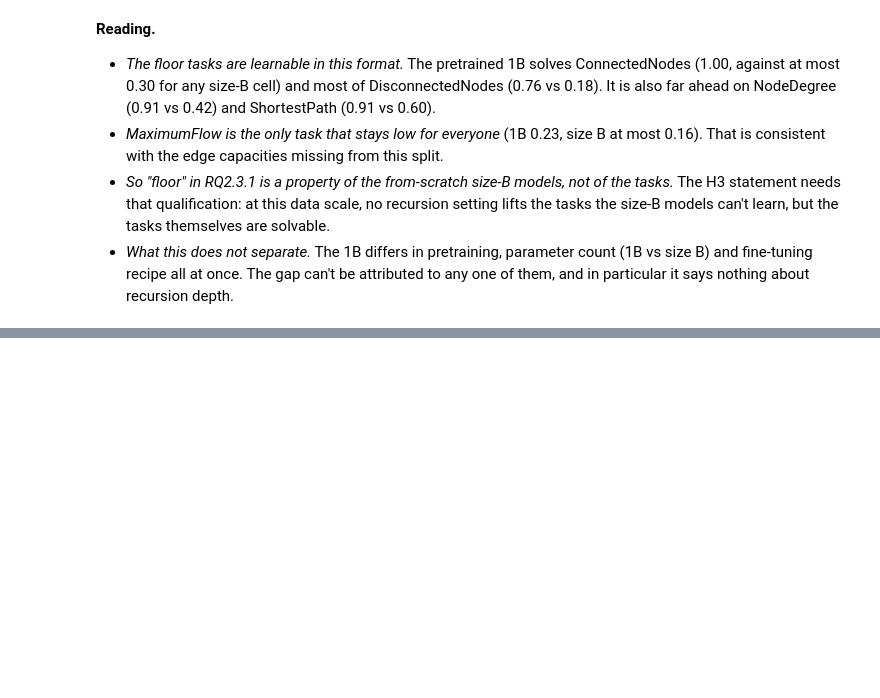
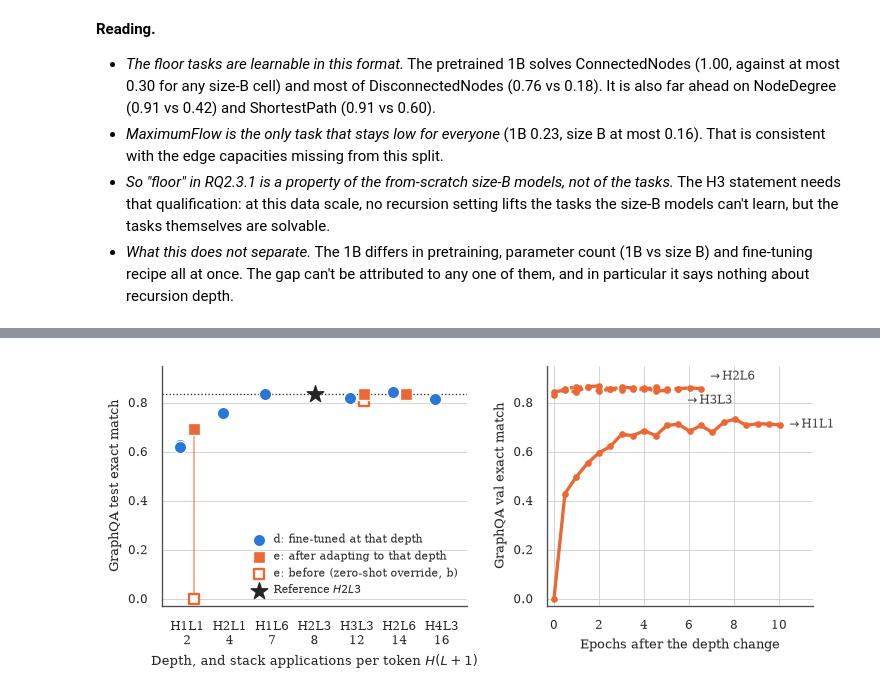
Before and after one commit to MariusAAROS/HRM-Text-for-Graphs, a Jupyter notebook: report/paper_results.ipynb, the cells around one changed output, grey strips where cells are left out. Drawn from its saved outputs; the diff is of its cells as text; code cells hidden in the pictures; blank space fills up the shorter version.

```diff
--- a/report/paper_results.ipynb
+++ b/report/paper_results.ipynb
@@ -2453,0 +2735,81 @@ pd.DataFrame({
+# %%
+own = pr_eval[pr_eval["exp"].isin(["d-test", "e-test"]) & (pr_eval["H"] == pr_eval["trained_H"])
+              & (pr_eval["L"] == pr_eval["trained_L"])]
+d_pts, e_pts = own[own["exp"] == "d-test"], own[own["exp"] == "e-test"]
+b_graphqa = pr_eval.query("exp == 'b' and dataset == 'graphqa'").set_index("cell")
+STEPS_PER_EPOCH = 3080 / 32  # GraphQA train samples / effective batch
+
+
+def plot_finetune_depth(fname="pretrained_finetune_depth"):
+    fig, axes = plt.subplots(1, 2, figsize=(PAGE_W, 2.6), gridspec_kw=dict(wspace=0.28, width_ratios=[1.15, 1]))
+    ax = axes[0]
+    # One evenly spaced slot per depth, ordered by stack applications; d left, e right of the slot.
+    depths = (pd.concat([d_pts[["cell", "stacks"]], e_pts[["cell", "stacks"]],
+                         pd.DataFrame({"cell": ["H2L3"], "stacks": [8]})])
+              .drop_duplicates().sort_values("stacks"))
+    slot = {c: i for i, c in enumerate(depths["cell"])}
+    dodge = 0.16
+    ax.scatter(d_pts["cell"].map(slot) - dodge, d_pts["exact_match"], s=55, color=D_COLOR, edgecolors="white",
+               zorder=4, label="d: fine-tuned at that depth")
+    for _, row in e_pts.iterrows():
+        x, zero = slot[row["cell"]] + dodge, b_graphqa.loc[row["cell"], "exact_match"]
+        ax.plot([x, x], [zero, row["exact_match"]], color=E_COLOR, lw=1.2, alpha=0.5, zorder=2)
+        ax.scatter(x, zero, s=40, marker="s", facecolors="white", edgecolors=E_COLOR, linewidths=1.4, zorder=3)
+    ax.scatter(e_pts["cell"].map(slot) + dodge, e_pts["exact_match"], s=45, marker="s", color=E_COLOR,
+               edgecolors="white", zorder=4, label="e: after adapting to that depth")
+    ax.scatter([], [], s=40, marker="s", facecolors="white", edgecolors=E_COLOR, linewidths=1.4,
+               label="e: before (zero-shot override, b)")
+    ax.scatter(slot["H2L3"], pr_ref["exact_match"], s=110, marker="*", color="0.15", zorder=5,
+               label="Reference $H2L3$")
+    ax.axhline(pr_ref["exact_match"], color="0.15", lw=0.8, ls=":", zorder=1)
+    ax.set_xticks(range(len(slot)), [f"{c}\n{s}" for c, s in zip(depths["cell"], depths["stacks"])], fontsize=7)
+    ax.set_xlim(-0.6, len(slot) - 0.4)
+    ax.set_ylim(-0.03, 0.95)
+    ax.grid(axis="x", visible=False)
+    ax.set_xlabel("Depth, and stack applications per token $H(L+1)$", fontsize=8)
+    ax.set_ylabel("GraphQA test exact match", fontsize=8)
+    ax.tick_params(labelsize=7)
+    ax.legend(fontsize=6.5, loc="lower right", handletextpad=0.3)
+
+    ax = axes[1]
+    styles = {"H1L1": "-", "H2L6": "--", "H3L3": ":"}
+    label_dy = {"H1L1": 0, "H2L6": 7, "H3L3": -7}
+    for run, sub in pr_curves[pr_curves["exp"] == "e"].groupby("run"):
+        cell = run.removeprefix("e-graphqa-to-").removesuffix("-id")
+        sub = sub.sort_values("step")
+        x = sub["step"] / STEPS_PER_EPOCH
+        ax.plot(x, sub["exact_match"], color=E_COLOR, lw=2, ls=styles[cell], marker="o", markersize=3)
+        ax.annotate(f"$\\to${cell}", (x.iloc[-1], sub["exact_match"].iloc[-1]), xytext=(4, label_dy[cell]),
+                    textcoords="offset points", va="center", fontsize=7, color="0.25")
+    ax.set_xlabel("Epochs after the depth change", fontsize=8)
+    ax.set_ylabel("GraphQA val exact match", fontsize=8)
+    ax.set_ylim(-0.03, 0.95)
+    ax.set_xlim(-0.3, 11.5)
+    ax.tick_params(labelsize=7)
+    for a in axes:
+        sns.despine(ax=a)
+    save_fig(fig, fname)
+    plt.show()
+
+
+plot_finetune_depth()
+
+# Test exact match per fine-tune: at its trained depth, with L = 1 at inference, and at H2L3.
+def at(sub, cell):
+    hit = sub[sub["cell"] == cell]["exact_match"]
+    return hit.iloc[0] if len(hit) else np.nan
+
+
+rows = {}
+for source, sub in pr_eval[pr_eval["exp"].isin(["d-test", "e-test"])].groupby("source"):
+    H, L = sub["trained_H"].iloc[0], sub["trained_L"].iloc[0]
+    rows[source] = {"stacks": H * (L + 1), "trained depth": at(sub, f"H{H}L{L}"),
+                    "L = 1": at(sub, f"H{H}L1") if L > 1 else np.nan, "at H2L3": at(sub, "H2L3"),
+                    "zero-shot (b)": b_graphqa["exact_match"].get(f"H{H}L{L}") if source.startswith("e-") else np.nan}
+rows["reference (H2L3)"] = {"stacks": 8, "trained depth": pr_ref["exact_match"],
+                            "L = 1": b_graphqa.loc["H2L1", "exact_match"], "at H2L3": pr_ref["exact_match"],
+                            "zero-shot (b)": np.nan}
+finetune_tbl = pd.DataFrame(rows).T.sort_values(["stacks", "trained depth"])
+finetune_tbl.round(3)
+# %% [output]
+[figure, added]
```
Also changed, not shown: parts of 32 cells of this notebook, 36 other files.
